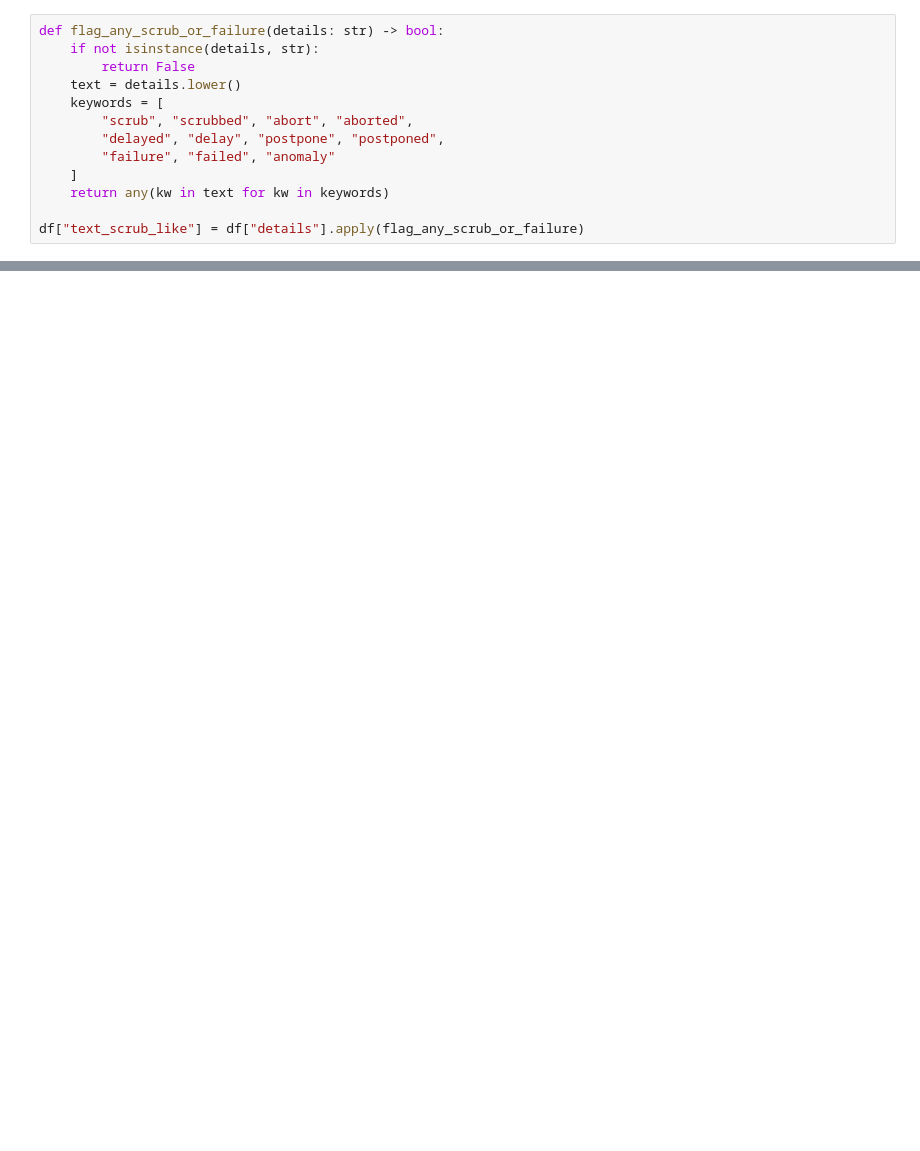
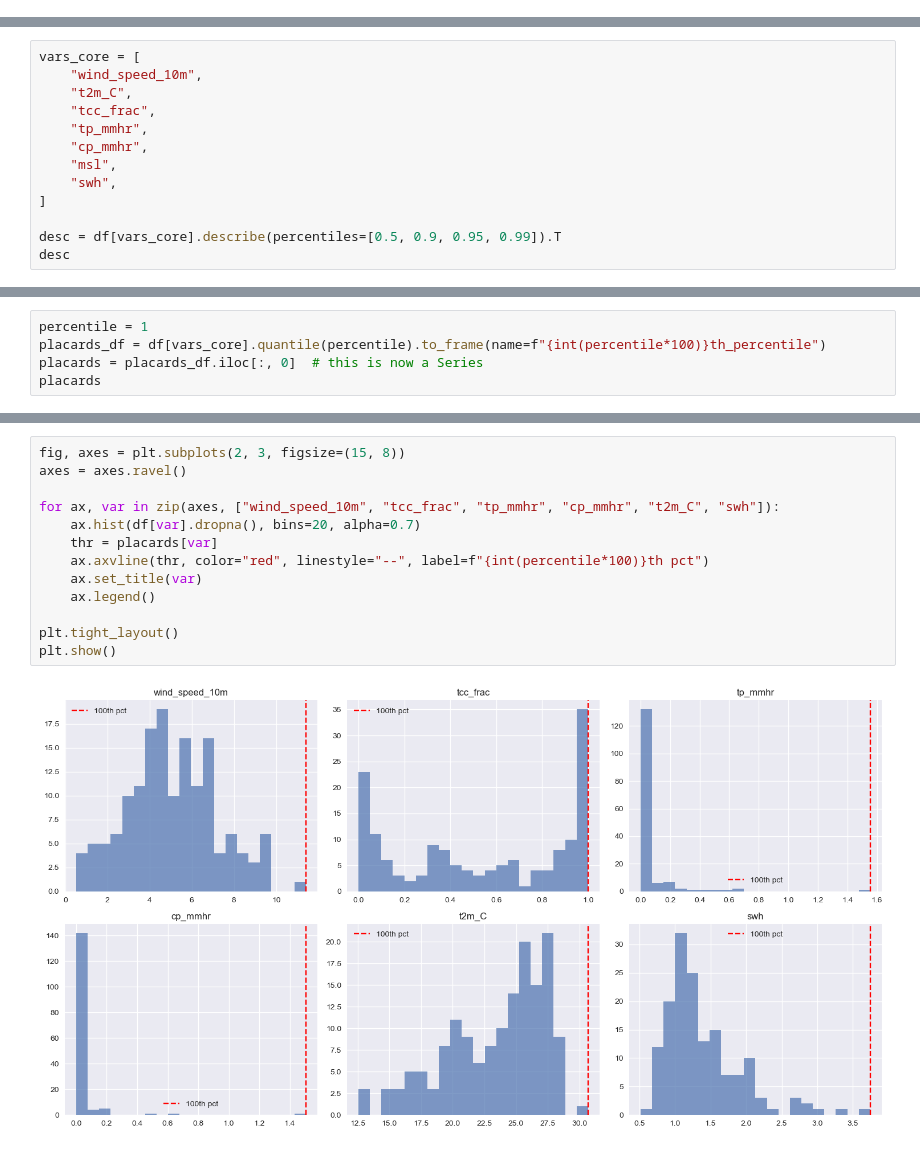
Before and after one commit to SkyeVau1t/SpaceX_WeatherAvailability, a Jupyter notebook: Step3_weather_scrub_classifier.ipynb, the cells around one changed output, grey strips where cells are left out. Drawn from its saved outputs; the diff is of its cells as text; blank space fills up the shorter version.

```diff
--- a/Step3_weather_scrub_classifier.ipynb
+++ b/Step3_weather_scrub_classifier.ipynb
@@ -13,13 +0,0 @@ df.head()
-# %%
-def flag_any_scrub_or_failure(details: str) -> bool:
-    if not isinstance(details, str):
-        return False
-    text = details.lower()
-    keywords = [
-        "scrub", "scrubbed", "abort", "aborted",
-        "delayed", "delay", "postpone", "postponed",
-        "failure", "failed", "anomaly"
-    ]
-    return any(kw in text for kw in keywords)
-
-df["text_scrub_like"] = df["details"].apply(flag_any_scrub_or_failure)
@@ -25,0 +114,13 @@ df["text_scrub_like"] = df["details"].apply(flag_any_scrub_or_failure)
+# %%
+vars_core = [
+    "wind_speed_10m",
+    "t2m_C",
+    "tcc_frac",
+    "tp_mmhr",
+    "cp_mmhr",
+    "msl",
+    "swh",
+]
+
+desc = df[vars_core].describe(percentiles=[0.5, 0.9, 0.95, 0.99]).T
+desc
@@ -25,0 +136,5 @@ df["text_scrub_like"] = df["details"].apply(flag_any_scrub_or_failure)
+# %%
+percentile = 1
+placards_df = df[vars_core].quantile(percentile).to_frame(name=f"{int(percentile*100)}th_percentile")
+placards = placards_df.iloc[:, 0]  # this is now a Series
+placards
@@ -25,0 +150,15 @@ df["text_scrub_like"] = df["details"].apply(flag_any_scrub_or_failure)
+# %%
+fig, axes = plt.subplots(2, 3, figsize=(15, 8))
+axes = axes.ravel()
+
+for ax, var in zip(axes, ["wind_speed_10m", "tcc_frac", "tp_mmhr", "cp_mmhr", "t2m_C", "swh"]):
+    ax.hist(df[var].dropna(), bins=20, alpha=0.7)
+    thr = placards[var]
+    ax.axvline(thr, color="red", linestyle="--", label=f"{int(percentile*100)}th pct")
+    ax.set_title(var)
+    ax.legend()
+
+plt.tight_layout()
+plt.show()
+# %% [output]
+[figure, added]
```
Also changed, not shown: parts of 14 cells of this notebook, 3 other files.
